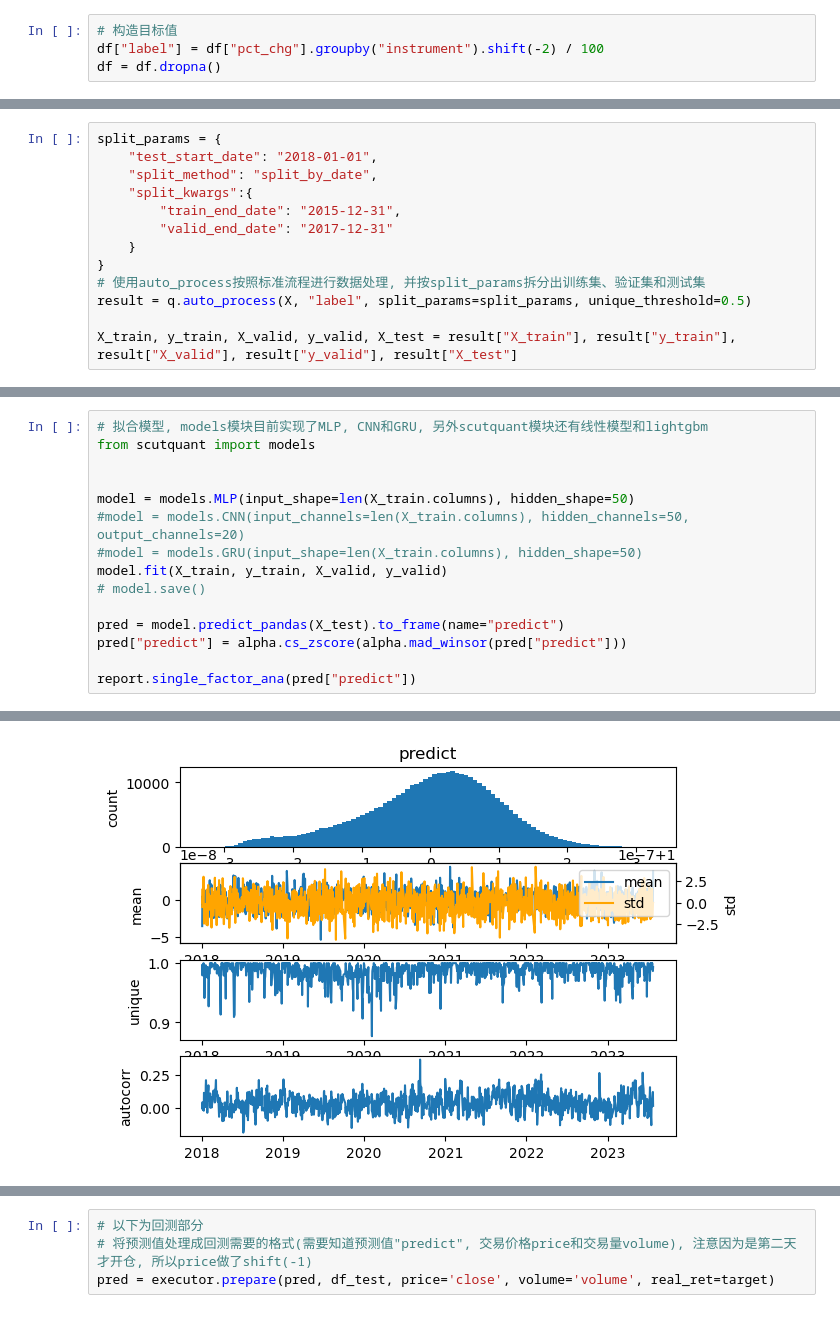
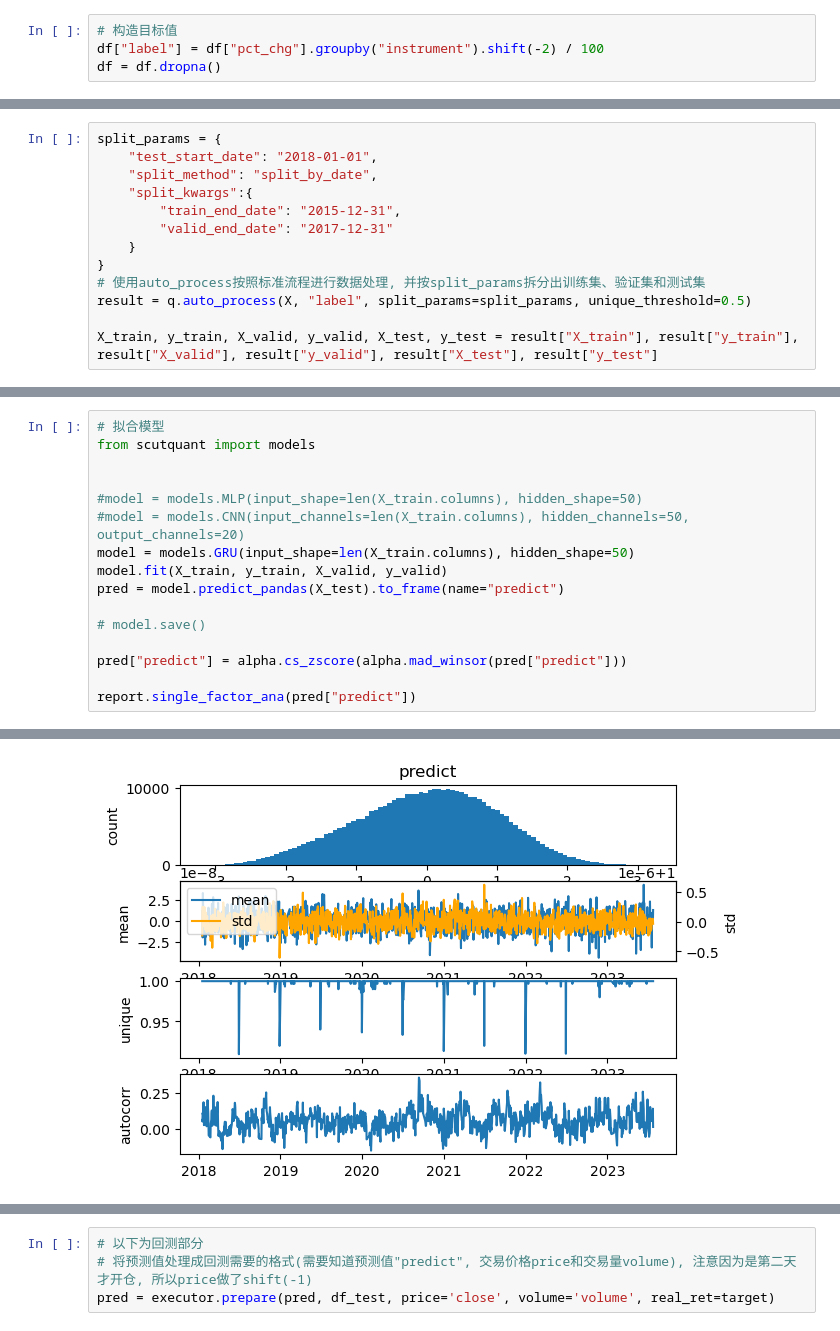
Before and after one commit to HaoningChen/scutquant, a Jupyter notebook: 实践案例/tutorial.ipynb, the cells around one changed output, grey strips where cells are left out. Cells and saved outputs as stored; diff of their text form.

```diff
--- a/实践案例/tutorial.ipynb
+++ b/实践案例/tutorial.ipynb
@@ -74,7 +74,7 @@ split_params = {
 # 使用auto_process按照标准流程进行数据处理, 并按split_params拆分出训练集、验证集和测试集
 result = q.auto_process(X, "label", split_params=split_params, unique_threshold=0.5)
 
-X_train, y_train, X_valid, y_valid, X_test = result["X_train"], result["y_train"], result["X_valid"], result["y_valid"], result["X_test"]
+X_train, y_train, X_valid, y_valid, X_test, y_test = result["X_train"], result["y_train"], result["X_valid"], result["y_valid"], result["X_test"], result["y_test"]
 # %% [output]
 <class 'pandas.core.frame.DataFrame'>
 MultiIndex: 1238773 entries, (Timestamp('2006-01-04 00:00:00'), '000001.SZ') to (Timestamp('2023-07-25 00:00:00'), '688981.SH')
@@ -92,17 +92,18 @@ split data done
 
 all works done
 # %%
-# 拟合模型, models模块目前实现了MLP, CNN和GRU, 另外scutquant模块还有线性模型和lightgbm
+# 拟合模型
 from scutquant import models
 
 
-model = models.MLP(input_shape=len(X_train.columns), hidden_shape=50)
+#model = models.MLP(input_shape=len(X_train.columns), hidden_shape=50)
 #model = models.CNN(input_channels=len(X_train.columns), hidden_channels=50, output_channels=20)
-#model = models.GRU(input_shape=len(X_train.columns), hidden_shape=50)
+model = models.GRU(input_shape=len(X_train.columns), hidden_shape=50)
 model.fit(X_train, y_train, X_valid, y_valid)
+pred = model.predict_pandas(X_test).to_frame(name="predict")
+
 # model.save()
 
-pred = model.predict_pandas(X_test).to_frame(name="predict")
 pred["predict"] = alpha.cs_zscore(alpha.mad_winsor(pred["predict"]))
 
 report.single_factor_ana(pred["predict"])
@@ -120,4 +121,4 @@ Epoch: 10 loss: 0.9894675450787941 val_loss: 0.9927665243139032 val_ic: 0.065055
-[figure, old version]
+[figure, new version]
 # %%
 df_test = df[df.index.isin(pred.index)]
 target = df_test["label"]  # 真实收益率
```
Also changed, not shown: parts of 7 cells of this notebook.
